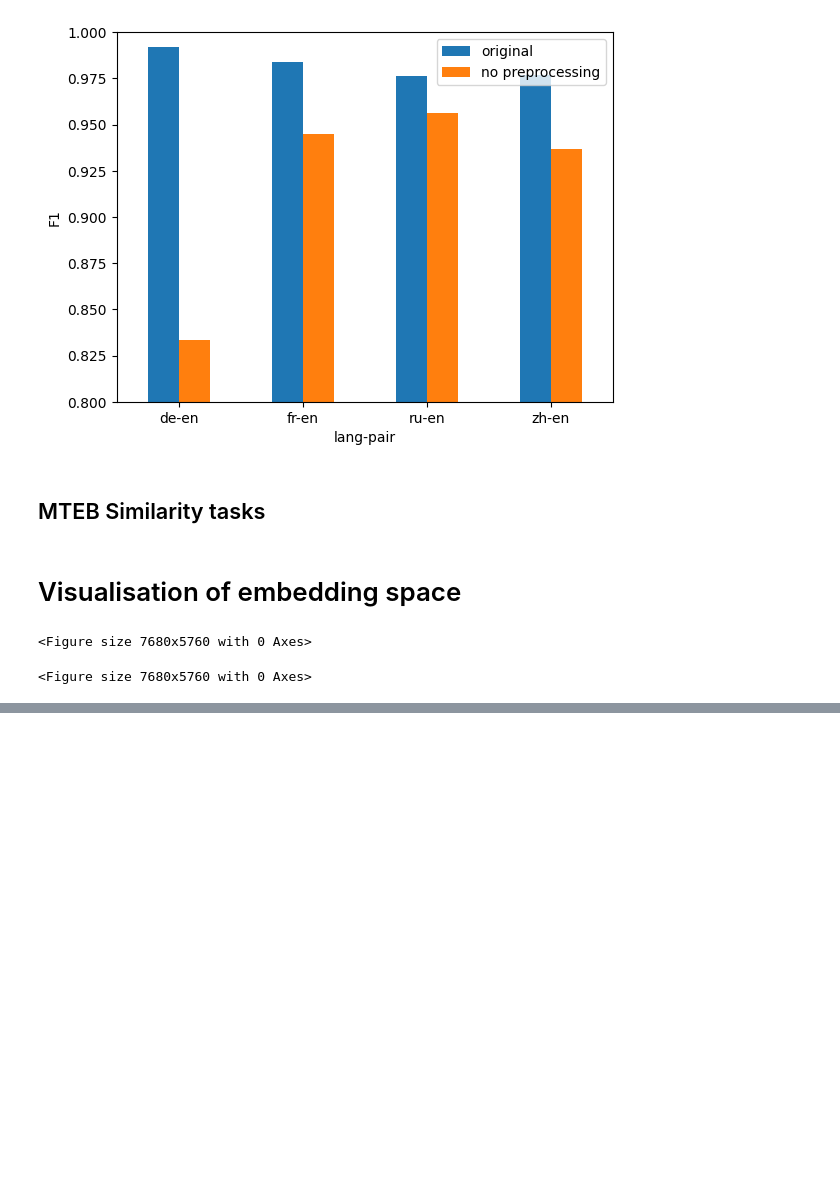
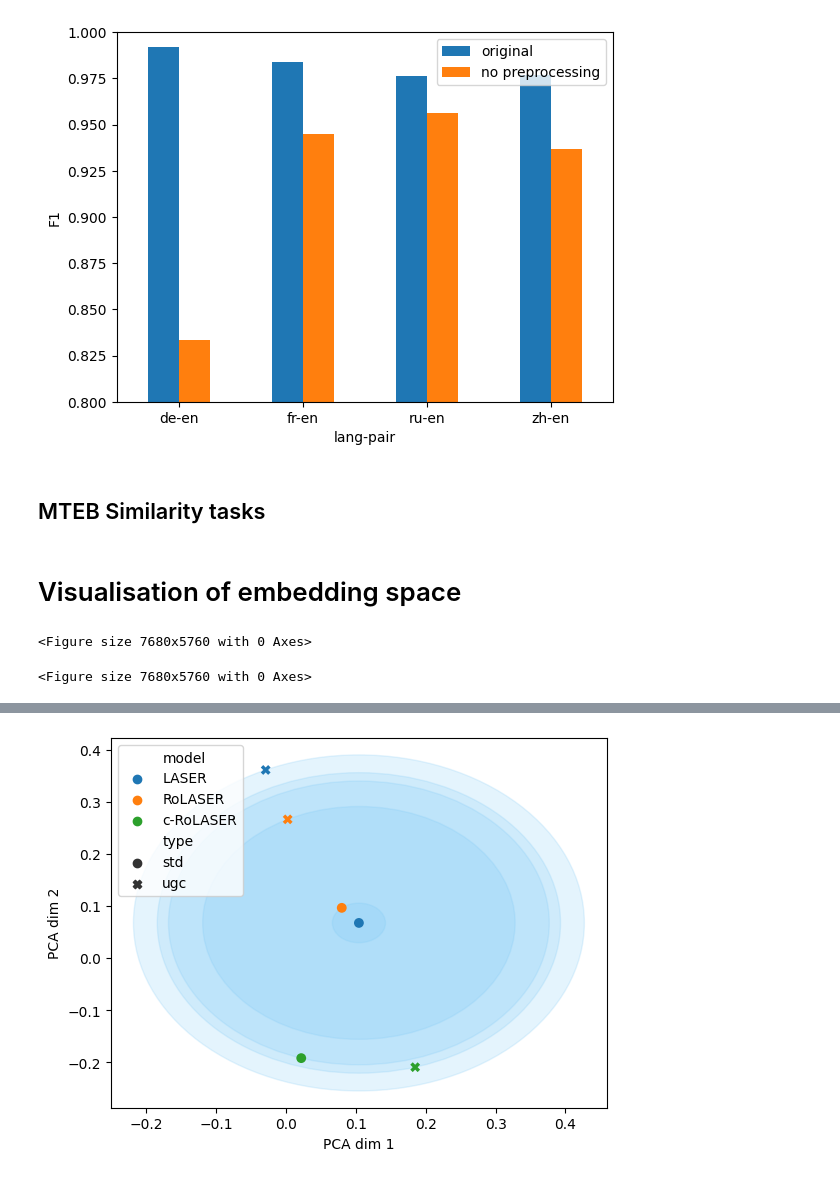
Before and after one commit to lydianish/LASER, a Jupyter notebook: tasks/draft.ipynb, the cells around one changed output, grey strips where cells are left out. Saved outputs shown, nothing was run; the diff lists cells and outputs as text; code cells hidden in the pictures; blank space fills up the shorter version.

```diff
--- a/tasks/draft.ipynb
+++ b/tasks/draft.ipynb
@@ -449,0 +431,10 @@ plt.savefig("/home/lnishimw/scratch/LASER/tasks/umap_pairplot.png")
+# %%
+src_file = rocsmt_raw_roberta
+ref_file = rocsmt_norm_roberta
+model="RoLASER"
+X_roberta, roberta_data = get_visualization_dataframe(src_file, ref_file, model)
+# %%
+src_file = rocsmt_raw_c_roberta
+ref_file = rocsmt_norm_c_roberta
+model="c-RoLASER"
+X_c_roberta, c_roberta_data = get_visualization_dataframe(src_file, ref_file, model)
@@ -449,0 +443,5 @@ plt.savefig("/home/lnishimw/scratch/LASER/tasks/umap_pairplot.png")
+# %%
+subset = pd.DataFrame()
+# %%
+for data in [laser_data, roberta_data, c_roberta_data]:
+    subset = pd.concat([subset, data[data["sentence"] == "sent 986"]], ignore_index=True)
@@ -449,0 +458,8 @@ plt.savefig("/home/lnishimw/scratch/LASER/tasks/umap_pairplot.png")
+# %%
+ax1 = plt.subplot()
+plot_circles(ax1, subset)
+sns.scatterplot(subset, x="PCA dim 1", y="PCA dim 2", hue="model", style="type", s=50, linewidth=0, ax=ax1)
+ax1.legend(loc='upper left')
+plt.savefig("/home/lnishimw/scratch/LASER/tasks/_scores/pca_distances.pdf", format="pdf")
+# %% [output]
+[figure, added]
```
Also changed, not shown: parts of 54 cells of this notebook, 2 other files.
